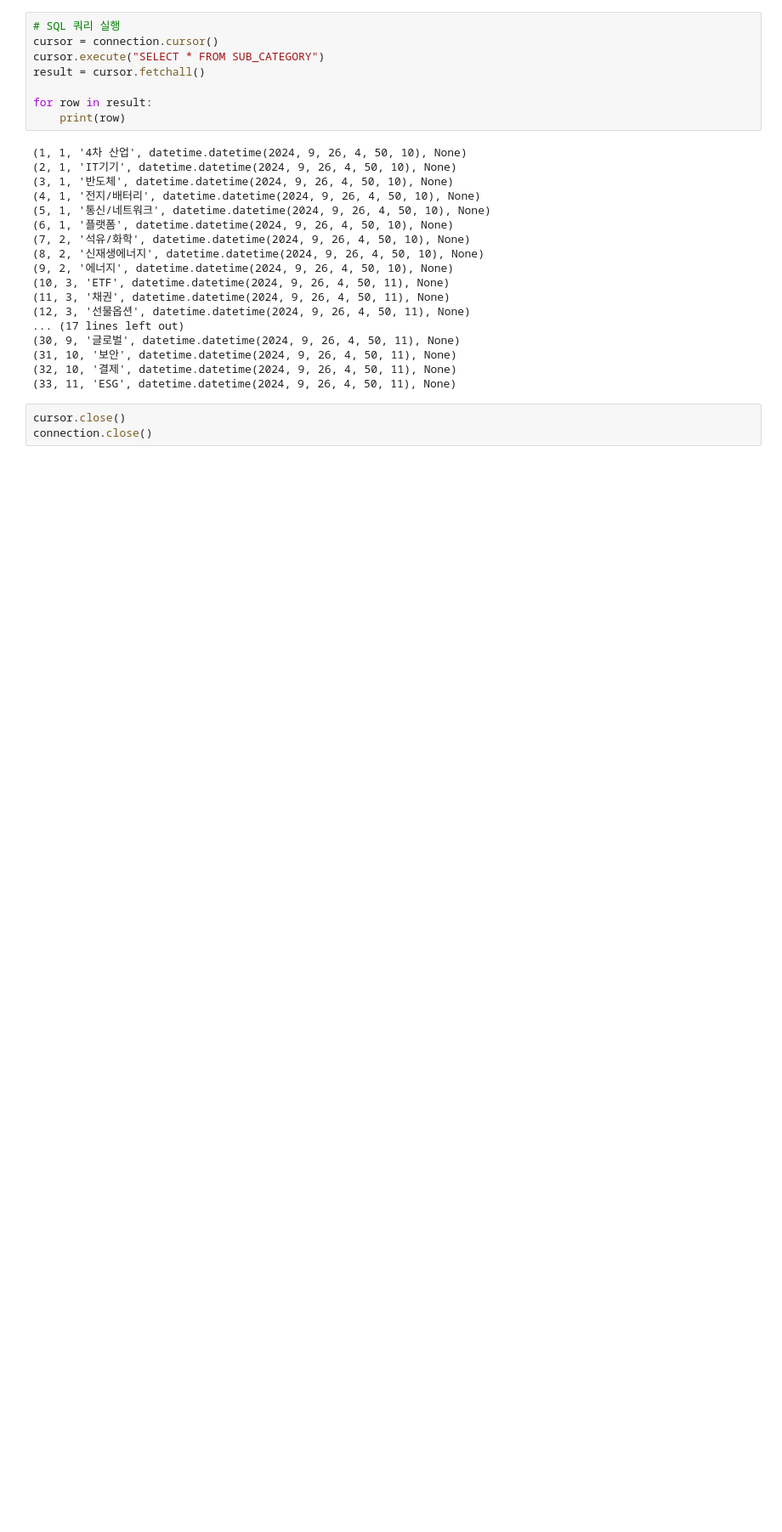
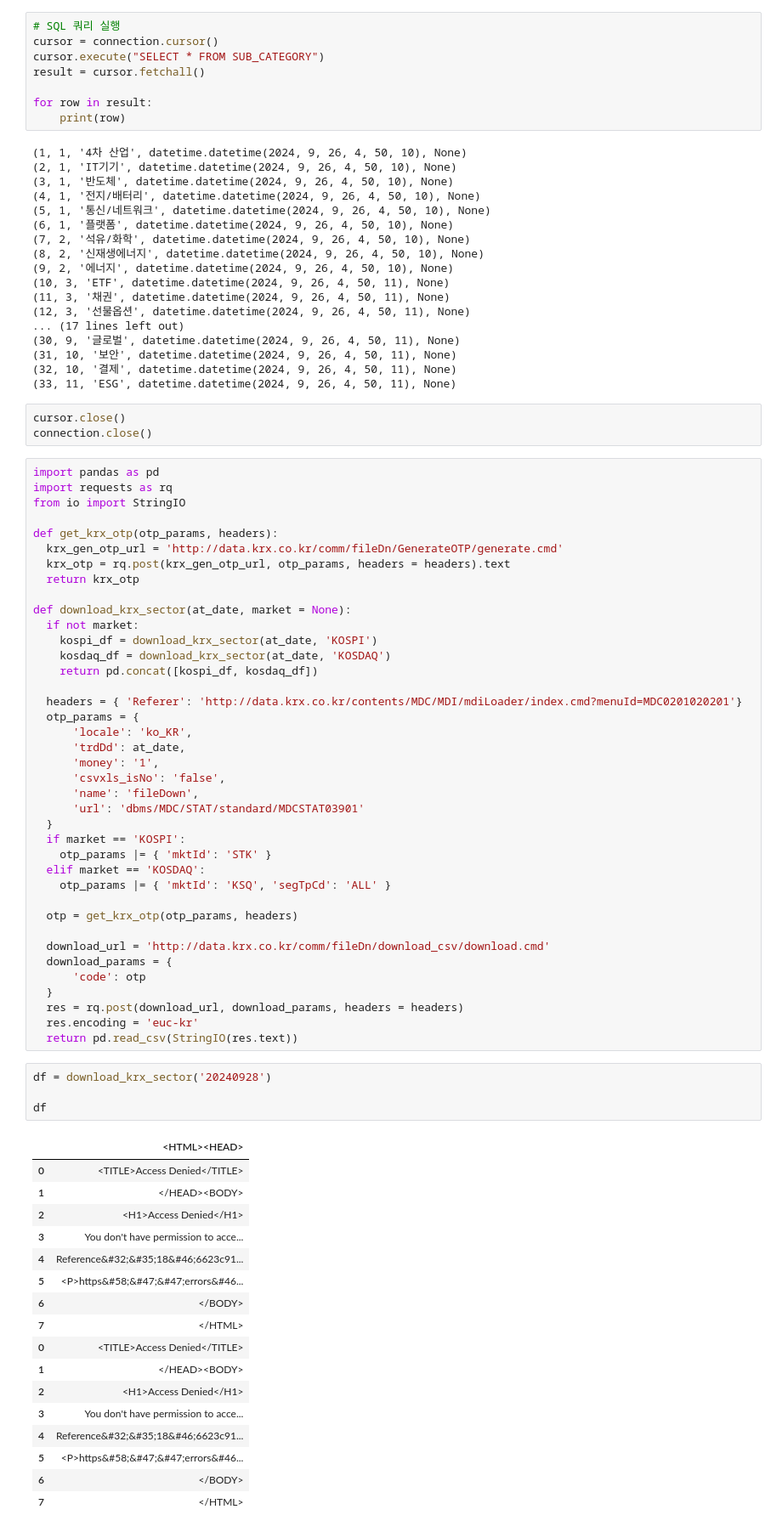
Before and after one commit to heebp/stock-report-data-generator, a Jupyter notebook: stock-info/pykrx.ipynb, the cells around one changed output. Shown at 85% size. Saved outputs shown, nothing was run; the diff lists cells and outputs as text; blank space fills up the shorter version.

```diff
--- a/stock-info/pykrx.ipynb
+++ b/stock-info/pykrx.ipynb
@@ -198,3 +232,64 @@ for row in result:
 # %%
 cursor.close()
 connection.close()
+# %%
+import pandas as pd
+import requests as rq
+from io import StringIO
+
+def get_krx_otp(otp_params, headers):
+  krx_gen_otp_url = 'http://data.krx.co.kr/comm/fileDn/GenerateOTP/generate.cmd'
+  krx_otp = rq.post(krx_gen_otp_url, otp_params, headers = headers).text
+  return krx_otp
+
+def download_krx_sector(at_date, market = None):
+  if not market:
+    kospi_df = download_krx_sector(at_date, 'KOSPI')
+    kosdaq_df = download_krx_sector(at_date, 'KOSDAQ')
+    return pd.concat([kospi_df, kosdaq_df])
+
+  headers = { 'Referer': 'http://data.krx.co.kr/contents/MDC/MDI/mdiLoader/index.cmd?menuId=MDC0201020201'}
+  otp_params = {
+      'locale': 'ko_KR',
+      'trdDd': at_date,
+      'money': '1',
+      'csvxls_isNo': 'false',
+      'name': 'fileDown',
+      'url': 'dbms/MDC/STAT/standard/MDCSTAT03901'
+  }
+  if market == 'KOSPI':
+    otp_params |= { 'mktId': 'STK' }
+  elif market == 'KOSDAQ':
+    otp_params |= { 'mktId': 'KSQ', 'segTpCd': 'ALL' }
+
+  otp = get_krx_otp(otp_params, headers)
+
+  download_url = 'http://data.krx.co.kr/comm/fileDn/download_csv/download.cmd'
+  download_params = {
+      'code': otp
+  }
+  res = rq.post(download_url, download_params, headers = headers)
+  res.encoding = 'euc-kr'
+  return pd.read_csv(StringIO(res.text))
+# %%
+df = download_krx_sector('20240928')
+
+df
+# %% [output]
+|  | <HTML><HEAD> |
+| 0 | <TITLE>Access Denied</TITLE> |
+| 1 | </HEAD><BODY> |
+| 2 | <H1>Access Denied</H1> |
+| 3 | You don't have permission to acce... |
+| 4 | Reference&#32;&#35;18&#46;6623c91... |
+| 5 | <P>https&#58;&#47;&#47;errors&#46... |
+| 6 | </BODY> |
+| 7 | </HTML> |
+| 0 | <TITLE>Access Denied</TITLE> |
+| 1 | </HEAD><BODY> |
+| 2 | <H1>Access Denied</H1> |
+| 3 | You don't have permission to acce... |
+| 4 | Reference&#32;&#35;18&#46;6623c91... |
+| 5 | <P>https&#58;&#47;&#47;errors&#46... |
+| 6 | </BODY> |
+| 7 | </HTML> |
```
Also changed, not shown: parts of 5 cells of this notebook.
